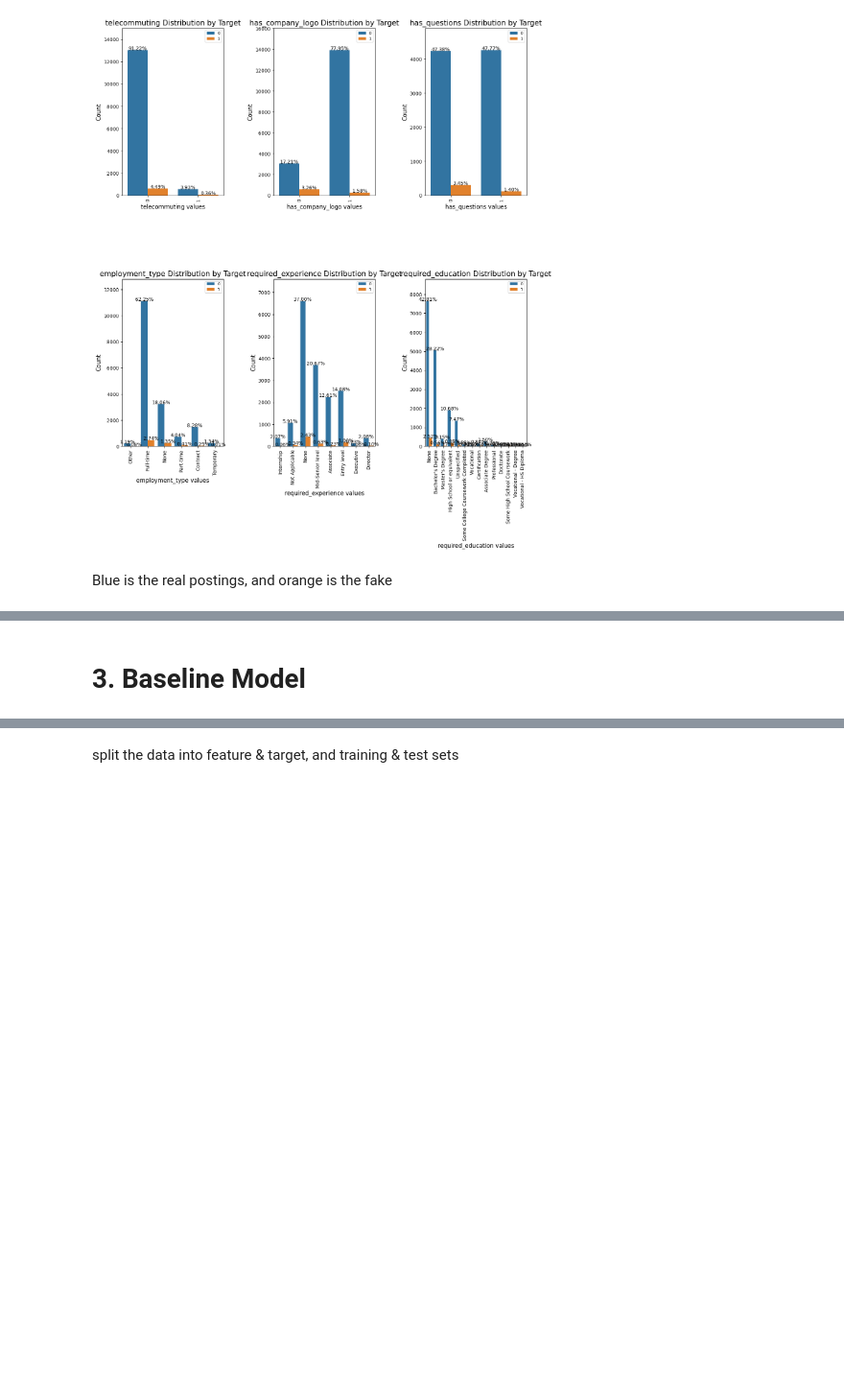
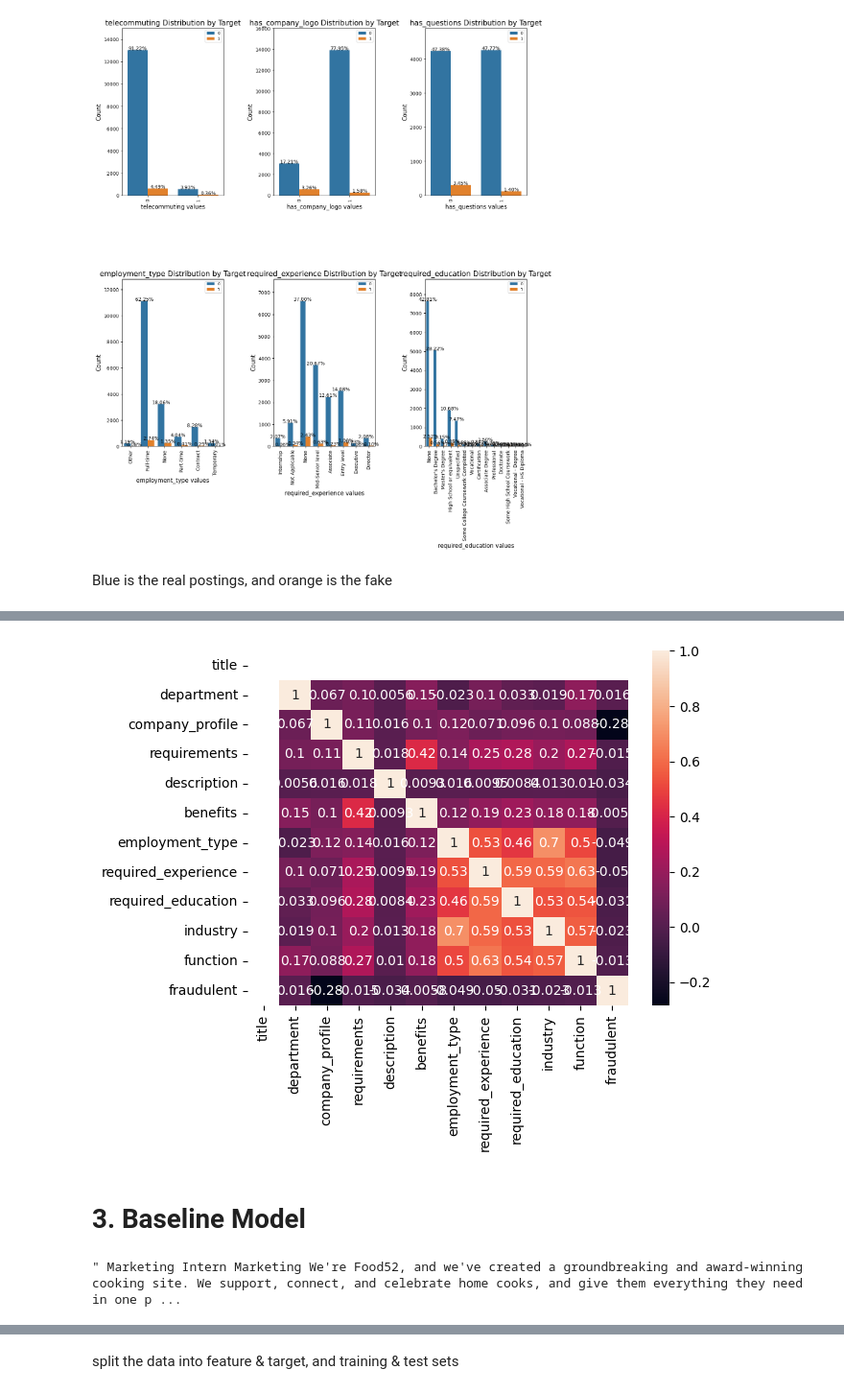
Before and after one commit to 13Lena/CS39AA-Project, a Jupyter notebook: fork-of-notebook70f92d4f56.ipynb, the cells around one changed output, grey strips where cells are left out. Shown at 96% size. Cells and saved outputs as stored; diff of their text form; code cells hidden in the pictures; blank space fills up the shorter version.

```diff
--- a/fork-of-notebook70f92d4f56.ipynb
+++ b/fork-of-notebook70f92d4f56.ipynb
@@ -156,0 +253,8 @@ Blue is the real postings, and orange is the fake
+# %%
+features=['title','department', 'company_profile', 'requirements','description',
+          'benefits', 'employment_type', 'required_experience',
+          'required_education', 'industry', 'function','fraudulent']
+# %%
+sns.heatmap(data1[features].corr(),annot=True);
+# %% [output]
+[figure, added]
@@ -158,0 +271,4 @@ Blue is the real postings, and orange is the fake
+# %%
+data1["text"].iloc[0]
+# %% [output]
+" Marketing Intern Marketing We're Food52, and we've created a groundbreaking and award-winning cooking site. We support, connect, and celebrate home cooks, and give them everything they need in one p ...
```
Also changed, not shown: parts of 42 cells of this notebook.
